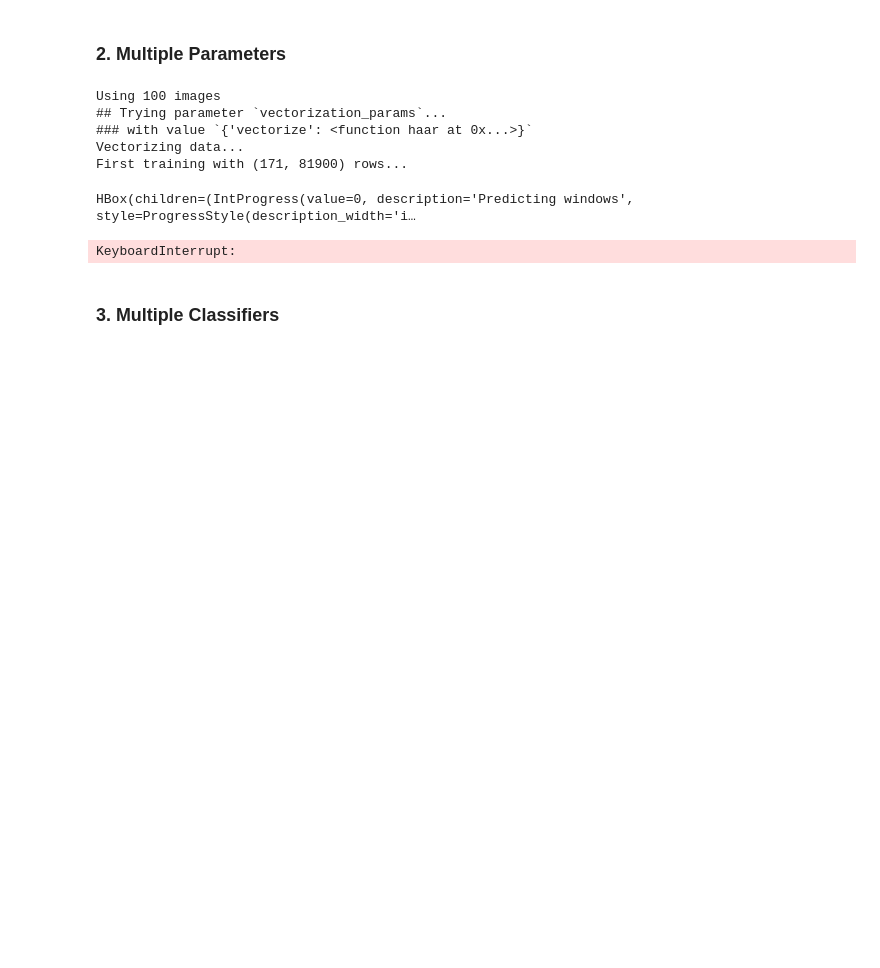
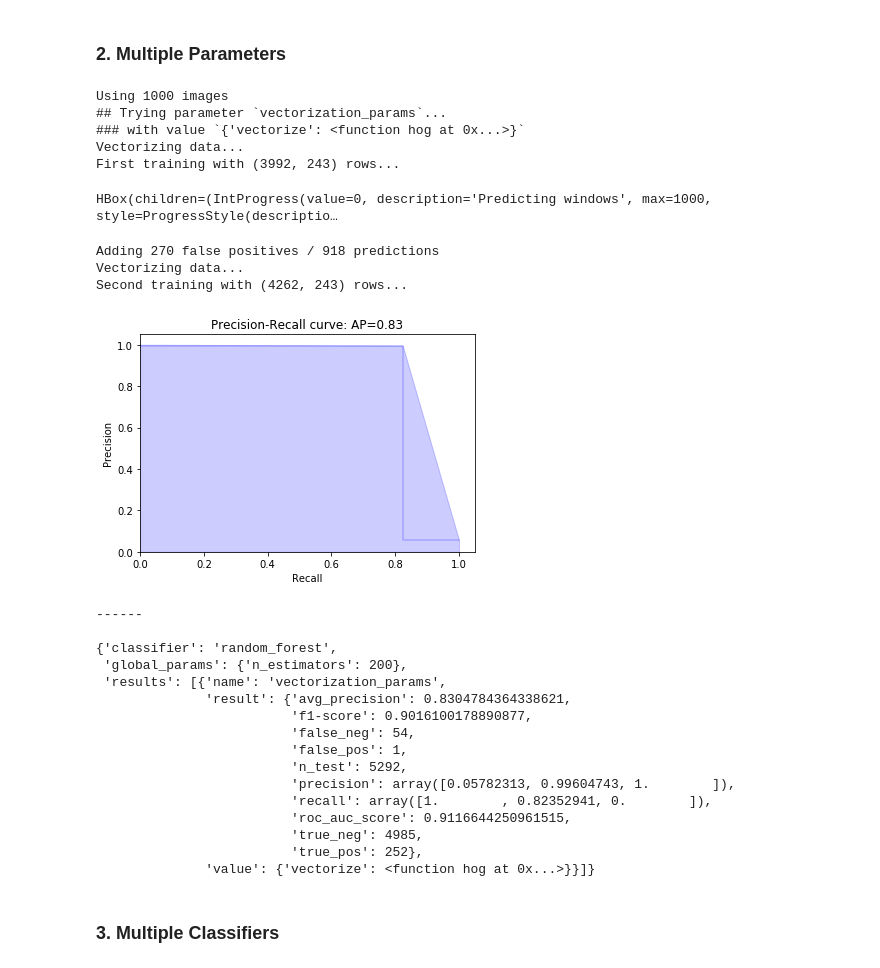
Before and after one commit to jpennors/face_detection_project, a Jupyter notebook: Main.ipynb, the cells around one changed output. Drawn from its saved outputs; the diff is of its cells as text; code cells hidden in the pictures; blank space fills up the shorter version.

```diff
--- a/Main.ipynb
+++ b/Main.ipynb
@@ -185,43 +196,62 @@ global_params = {
 #     'max_iter': 1000,
 
     'vectorization_params': {
         'vectorize': descriptor_vector.hog,
 #        'vectorize_kwargs': { 'orientations': 6},
     },
 }
 
 kw_params = {
     'limit_score': 0.5,
     'slide_step': (60,50),
     'downscale_step': 30,
     'only_one_training': False,
 }
 
 changing_params = {
     'vectorization_params': [
-        { 'vectorize': descriptor_vector.haar },
-        {
-            'vectorize': descriptor_vector.daisy,
-            'vectorize_kwargs': { 'radius': 5 },
-        },
+#         { 'vectorize': descriptor_vector.haar },
+#         {
+#             'vectorize': descriptor_vector.daisy,
+#             'vectorize_kwargs': { 'radius': 5 },
+#         },
         { 'vectorize': descriptor_vector.hog },
     ]
 }
 
 print(f"Using {len(images)} images")
 results = try_params(images, (train_labels, pvalid_labels), clf_name, global_params, changing_params, **kw_params)
 
 print("\n------\n")
 if results not in store: store.append(results)
 pp(results)
 # %% [output]
-Using 100 images
+Using 1000 images
 ## Trying parameter `vectorization_params`...
-### with value `{'vectorize': <function haar at 0x...>}`
+### with value `{'vectorize': <function hog at 0x...>}`
 Vectorizing data...
-First training with (171, 81900) rows...
+First training with (3992, 243) rows...
-HBox(children=(IntProgress(value=0, description='Predicting windows', style=ProgressStyle(description_width='i…
+HBox(children=(IntProgress(value=0, description='Predicting windows', max=1000, style=ProgressStyle(descriptio…
-KeyboardInterrupt:
+Adding 270 false positives / 918 predictions
+Vectorizing data...
+Second training with (4262, 243) rows...
+[figure, added]
+------
+
+{'classifier': 'random_forest',
+ 'global_params': {'n_estimators': 200},
+ 'results': [{'name': 'vectorization_params',
+              'result': {'avg_precision': 0.8304784364338621,
+                         'f1-score': 0.9016100178890877,
+                         'false_neg': 54,
+                         'false_pos': 1,
+                         'n_test': 5292,
+                         'precision': array([0.05782313, 0.99604743, 1.        ]),
+                         'recall': array([1.        , 0.82352941, 0.        ]),
+                         'roc_auc_score': 0.9116644250961515,
+                         'true_neg': 4985,
+                         'true_pos': 252},
+              'value': {'vectorize': <function hog at 0x...>}}]}
 # %% [markdown]
 ### 3. Multiple Classifiers
 # %%
```
Also changed, not shown: parts of 4 cells of this notebook, 5 other files.
